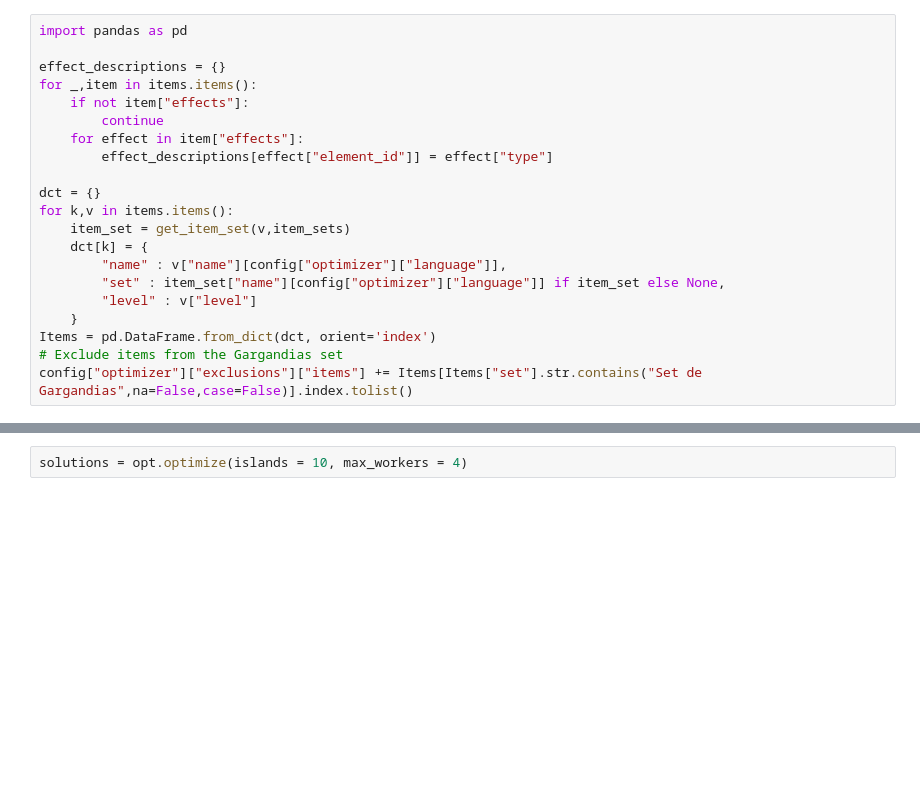
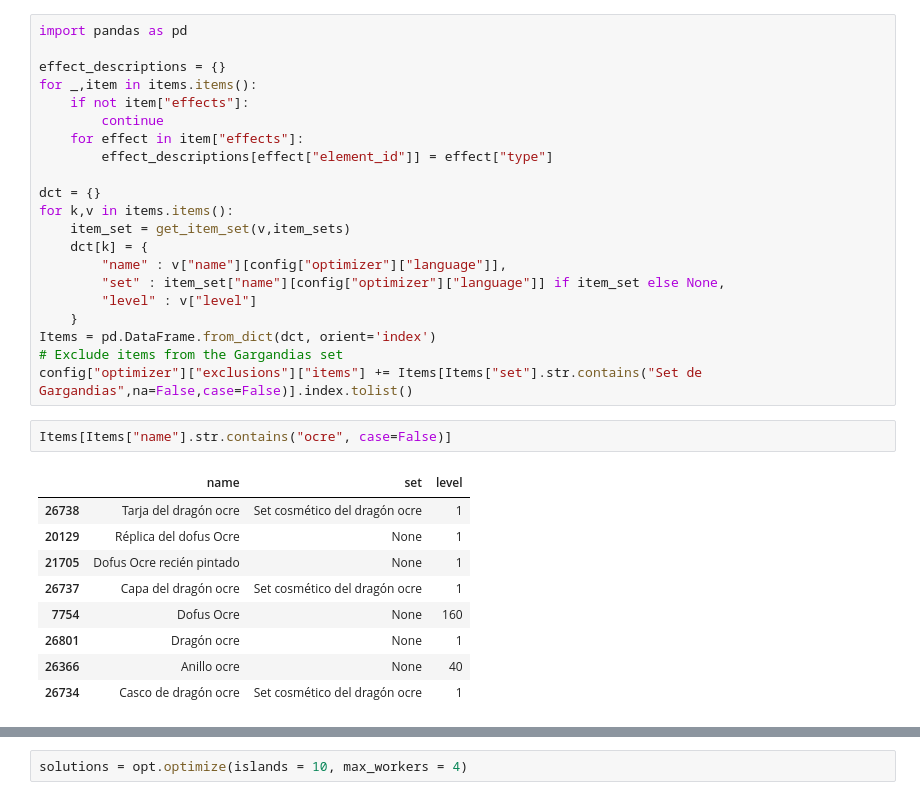
Before and after one commit to jdtibochab/dofus-set-optimizer, a Jupyter notebook: Optimize-Osa.ipynb, the cells around one changed output, grey strips where cells are left out. Drawn from its saved outputs; the diff is of its cells as text; blank space fills up the shorter version.

```diff
--- a/Optimize-Osa.ipynb
+++ b/Optimize-Osa.ipynb
@@ -130,6 +130,18 @@ for k,v in items.items():
 Items = pd.DataFrame.from_dict(dct, orient='index')
 # Exclude items from the Gargandias set
 config["optimizer"]["exclusions"]["items"] += Items[Items["set"].str.contains("Set de Gargandias",na=False,case=False)].index.tolist()
+# %%
+Items[Items["name"].str.contains("ocre", case=False)]
+# %% [output]
+|  | name | set | level |
+| 26738 | Tarja del dragón ocre | Set cosmético del dragón ocre | 1 |
+| 20129 | Réplica del dofus Ocre | None | 1 |
+| 21705 | Dofus Ocre recién pintado | None | 1 |
+| 26737 | Capa del dragón ocre | Set cosmético del dragón ocre | 1 |
+| 7754 | Dofus Ocre | None | 160 |
+| 26801 | Dragón ocre | None | 1 |
+| 26366 | Anillo ocre | None | 40 |
+| 26734 | Casco de dragón ocre | Set cosmético del dragón ocre | 1 |
 # %%
 char = Character(**config["character"])
 opt = Optimizer(char,
```
Also changed, not shown: parts of 10 cells of this notebook, 6 other files.
